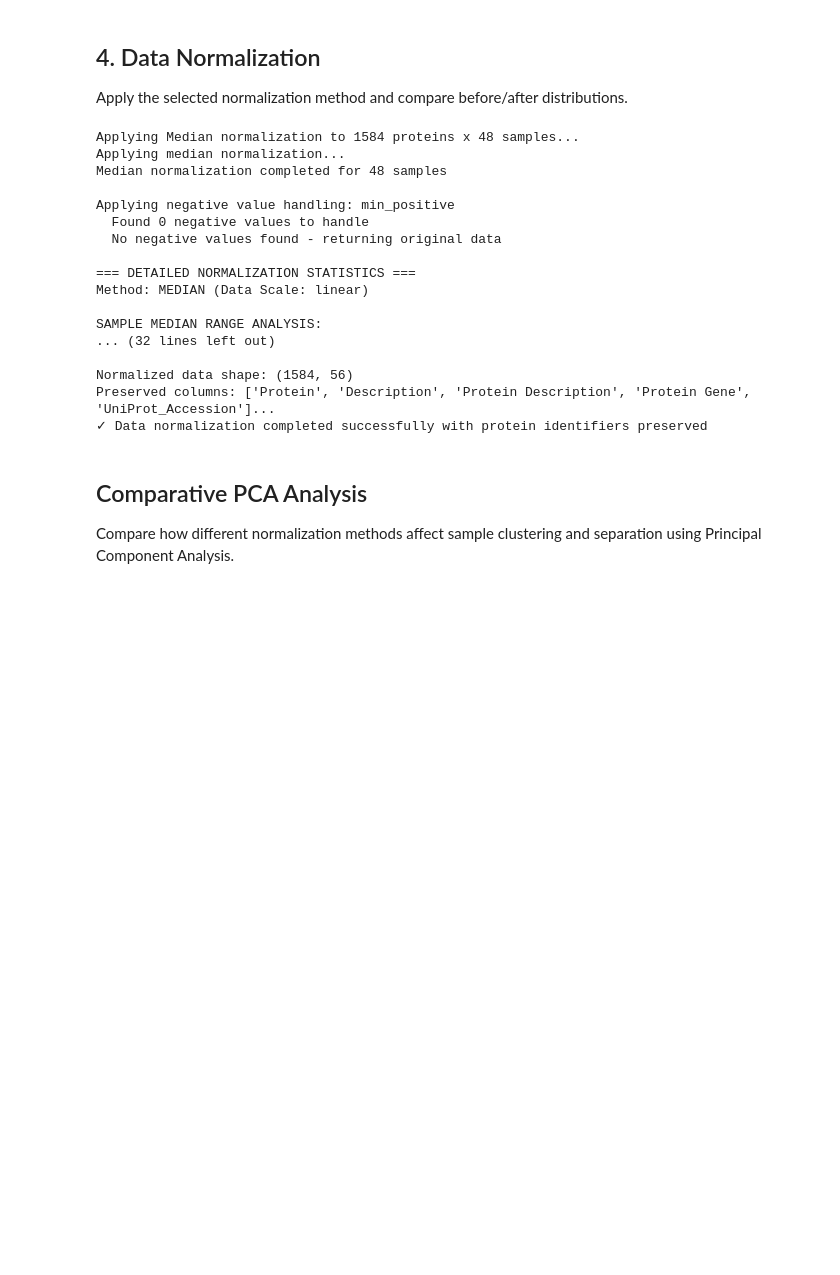
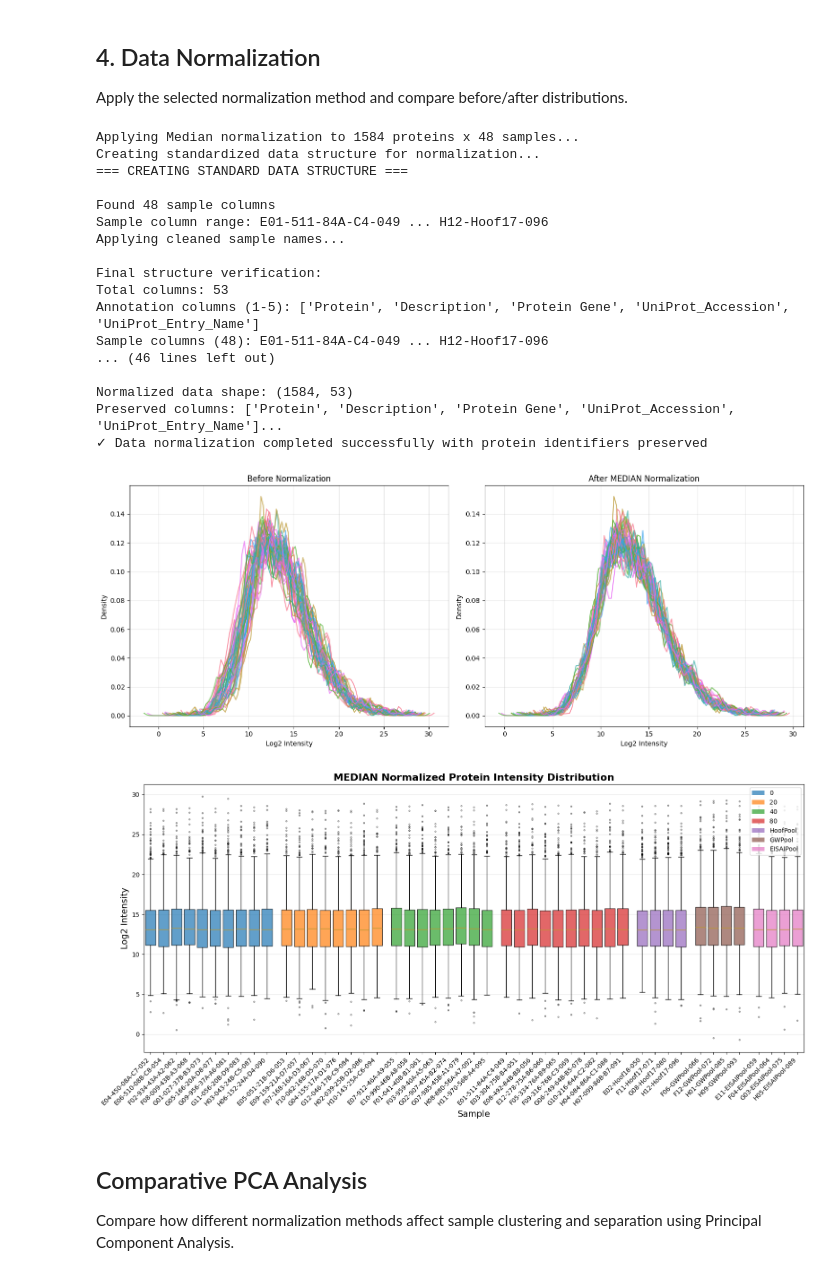
Before and after one commit to maccoss/2025-ExampleDifferentialAnalysis, a Jupyter notebook: EISAI-ProteinLevel-analysis.ipynb, the cells around one changed output. Cells and saved outputs as stored; diff of their text form; code cells hidden in the pictures; blank space fills up the shorter version.

Commit message:
major improvements, functioning tests, reorg of subfolders
I still have some weirdness of cell behaviors in visual code

```diff
--- a/EISAI-ProteinLevel-analysis.ipynb
+++ b/EISAI-ProteinLevel-analysis.ipynb
@@ -415,11 +395,3 @@ Protein data preview:
 | 2 | sp|P06858|LIPL_HUMAN | Lipoprotein lipase OS=Homo sapien... | LPL | 1731.2 | 3.298600e+03 | ... |
 | 3 | sp|P51149|RAB7A_HUMAN | Ras-related protein Rab-7a OS=Hom... | RAB7A | 1428.3 | 2.291800e+02 | ... |
 | 4 | sp|P51693|APLP1_HUMAN | Amyloid beta precursor like prote... | APLP1 | 3334200.0 | 6.711000e+06 | ... |
-# %%
-# Clean sample names
-cleaned_sample_names = ptk.data_import.clean_sample_names(
-    sample_columns,
-    common_prefix=None if remove_common_prefix else "",
-    common_suffix=None if remove_common_prefix else "",
-    auto_detect=remove_common_prefix  # Use auto-detection when remove_common_prefix is True
-)
@@ -590,24 +587,33 @@ Apply the selected normalization method and compare before/after distributions.
 
 print(f"Applying {normalization_method} normalization to {filtered_data.shape[0]} proteins x {len(final_sample_columns)} samples...")
 
-# Apply normalization using the updated toolkit functions (preserves protein identifiers)
+# FIRST: Create standardized data structure if needed
+print("Creating standardized data structure for normalization...")
+standardized_data = ptk.preprocessing.create_standard_data_structure(
+    data=filtered_data,
+    cleaned_sample_names=cleaned_sample_names_dict  # Pass the cleaned names mapping
+)
+print(f"✓ Standardized data structure created: {standardized_data.shape}")
+print(f"✓ Expected columns: {list(standardized_data.columns[:5])}")
+
+# Apply normalization using the standardized data
 if normalization_method.lower() == 'median':
-    normalized_data = ptk.normalization.median_normalize(filtered_data, sample_columns=final_sample_columns)
+    normalized_data = ptk.normalization.median_normalize(standardized_data, sample_columns=final_sample_columns)
 elif normalization_method.lower() == 'vsn':
-    normalized_data = ptk.normalization.vsn_normalize(filtered_data, optimize_params=optimize_vsn, sample_columns=final_sample_columns)
+    normalized_data = ptk.normalization.vsn_normalize(standardized_data, optimize_params=optimize_vsn, sample_columns=final_sample_columns)
 elif normalization_method.lower() == 'quantile':
-    normalized_data = ptk.normalization.quantile_normalize(filtered_data, sample_columns=final_sample_columns)
+    normalized_data = ptk.normalization.quantile_normalize(standardized_data, sample_columns=final_sample_columns)
 elif normalization_method.lower() == 'mad':
-    normalized_data = ptk.normalization.mad_normalize(filtered_data, sample_columns=final_sample_columns)
+    normalized_data = ptk.normalization.mad_normalize(standardized_data, sample_columns=final_sample_columns)
 elif normalization_method.lower() == 'z-score':
-    normalized_data = ptk.normalization.z_score_normalize(filtered_data, sample_columns=final_sample_columns)
+    normalized_data = ptk.normalization.z_score_normalize(standardized_data, sample_columns=final_sample_columns)
 elif normalization_method.lower() == 'rlr':
-    normalized_data = ptk.normalization.rlr_normalize(filtered_data, sample_columns=final_sample_columns)
+    normalized_data = ptk.normalization.rlr_normalize(standardized_data, sample_columns=final_sample_columns)
 elif normalization_method.lower() == 'loess':
-    normalized_data = ptk.normalization.loess_normalize(filtered_data, sample_columns=final_sample_columns)
+    normalized_data = ptk.normalization.loess_normalize(standardized_data, sample_columns=final_sample_columns)
 elif normalization_method.lower() == 'none':
     print("No normalization applied")
-    normalized_data = filtered_data.copy()
+    normalized_data = standardized_data.copy()
 else:
     raise ValueError(f"Unknown normalization method: {normalization_method}")
 
@@ -623,7 +629,7 @@ if handle_negatives and normalization_method.lower() != 'none':
 # Calculate detailed normalization statistics (if normalization was applied)
 if normalization_method.lower() != 'none':
     # Extract just the sample columns for statistics calculation
-    original_sample_data = filtered_data[final_sample_columns]
+    original_sample_data = standardized_data[final_sample_columns]
     normalized_sample_data = normalized_data[final_sample_columns]
 
     # Use detailed statistics function with control sample analysis
@@ -682,21 +688,21 @@ print(f"Preserved columns: {list(normalized_data.columns[:5])}...")
 print("✓ Data normalization completed successfully with protein identifiers preserved")
 # %% [output]
 Applying Median normalization to 1584 proteins x 48 samples...
-Applying median normalization...
-Median normalization completed for 48 samples
+Creating standardized data structure for normalization...
+=== CREATING STANDARD DATA STRUCTURE ===
 
-Applying negative value handling: min_positive
-  Found 0 negative values to handle
-  No negative values found - returning original data
+Found 48 sample columns
+Sample column range: E01-511-84A-C4-049 ... H12-Hoof17-096
+Applying cleaned sample names...
 
-=== DETAILED NORMALIZATION STATISTICS ===
-Method: MEDIAN (Data Scale: linear)
+Final structure verification:
+Total columns: 53
+Annotation columns (1-5): ['Protein', 'Description', 'Protein Gene', 'UniProt_Accession', 'UniProt_Entry_Name']
+Sample columns (48): E01-511-84A-C4-049 ... H12-Hoof17-096
+... (46 lines left out)
 
-SAMPLE MEDIAN RANGE ANALYSIS:
-... (32 lines left out)
-
-Normalized data shape: (1584, 56)
-Preserved columns: ['Protein', 'Description', 'Protein Description', 'Protein Gene', 'UniProt_Accession']...
+Normalized data shape: (1584, 53)
+Preserved columns: ['Protein', 'Description', 'Protein Gene', 'UniProt_Accession', 'UniProt_Entry_Name']...
 ✓ Data normalization completed successfully with protein identifiers preserved
 # %%
 # Analyze negative values using proteomics toolkit
@@ -731,36 +737,40 @@ print(f"  Protein identifiers preserved: {'Protein' in normalized_data.columns}"
 # This visualization shows the distribution comparison only
 if normalization_method.lower() != 'none':
     # Temporarily suppress stdout to avoid duplicate statistics output
     import sys
     import io
 
     # Capture the brief statistics output to avoid duplication
     captured_output = io.StringIO()
     sys.stdout = captured_output
 
     ptk.visualization.plot_normalization_comparison(
-        original_data=filtered_data[final_sample_columns],
+        original_data=standardized_data[final_sample_columns],  # Use standardized data
         normalized_data=normalized_data[final_sample_columns],
         sample_columns=final_sample_columns,
         method=normalization_method.upper()
     )
 
     # Restore stdout
     sys.stdout = sys.__stdout__
 
     print("✓ Distribution comparison plot generated")
     print("  (Detailed normalization statistics shown in normalization cell above)")
 
-# Box plot of normalized data
+# Box plot of normalized data - get annotation columns from standardized data
+annotation_columns = ['Protein', 'Description', 'Protein Gene', 'UniProt_Accession', 'UniProt_Entry_Name']
 ptk.visualization.plot_box_plot(
-    data=pd.concat([filtered_data[annotation_columns], normalized_data], axis=1),
+    data=normalized_data,  # Use normalized_data directly (already has correct structure)
     sample_columns=final_sample_columns,
     sample_metadata=sample_metadata,
     group_colors=group_colors,
     group_order=list(group_distribution.keys()),  # Use configuration-ordered groups from classify_samples
     log_transform=(normalization_method.lower() != 'vsn'),  # VSN data is already transformed
     title=f"{normalization_method.upper()} Normalized Protein Intensity Distribution"
 )
+# %% [output]
+[figure, added]
+[figure, added]
 # %% [markdown]
 ## Comparative PCA Analysis
 
```
Also changed, not shown: parts of 25 cells of this notebook, 36 other files.
